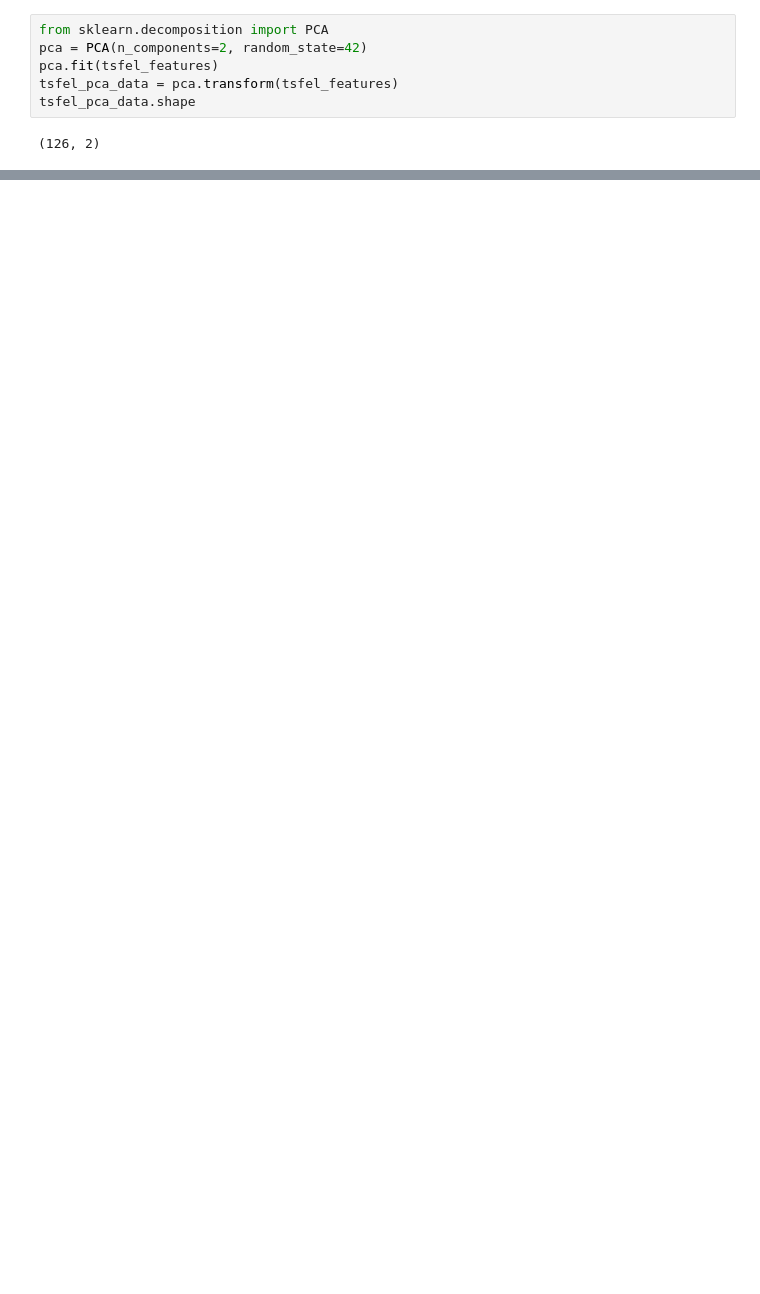
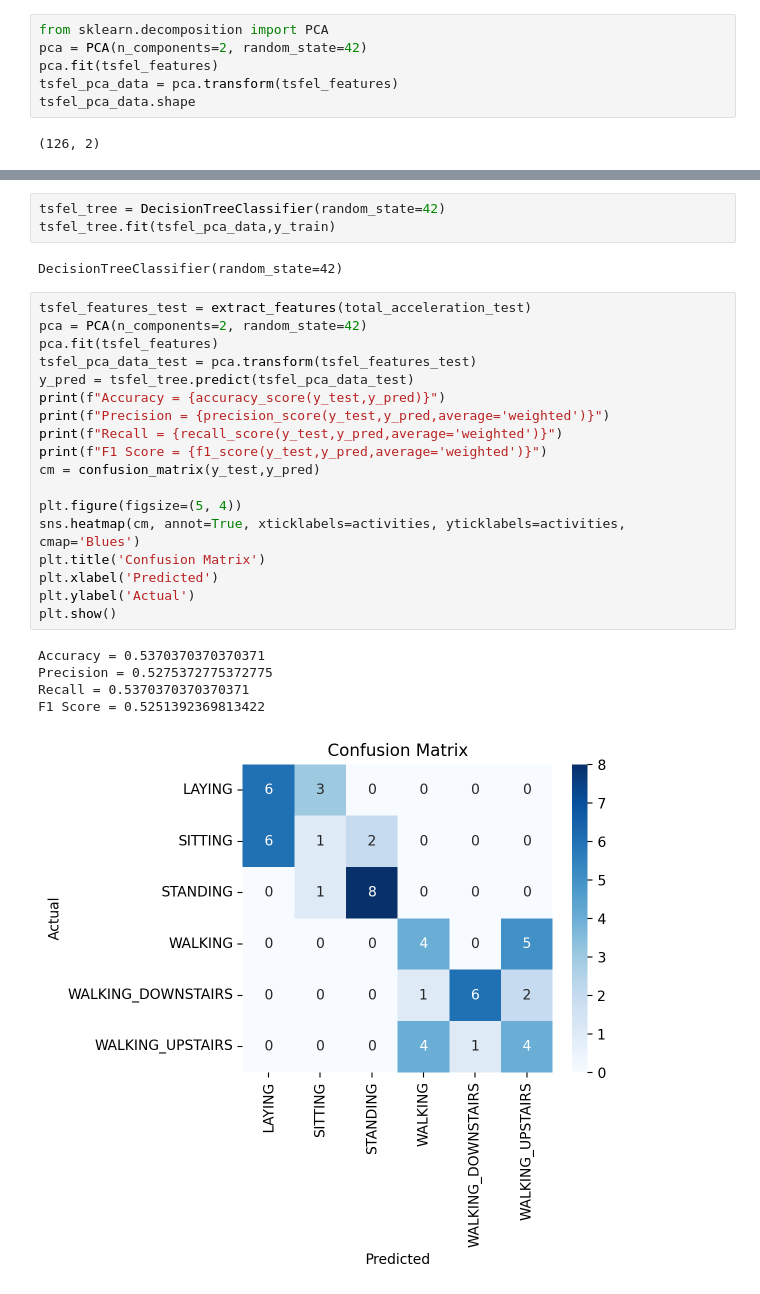
Before and after one commit to HarshilShah1804/ES335_Assignment1, a Jupyter notebook: HAR/HAR.ipynb, the cells around one changed output, grey strips where cells are left out. Cells and saved outputs as stored; diff of their text form; blank space fills up the shorter version.

```diff
--- a/HAR/HAR.ipynb
+++ b/HAR/HAR.ipynb
@@ -131,0 +179,29 @@ for i in range(len(activities)):
+# %%
+tsfel_tree = DecisionTreeClassifier(random_state=42)
+tsfel_tree.fit(tsfel_pca_data,y_train)
+# %% [output]
+DecisionTreeClassifier(random_state=42)
+# %%
+tsfel_features_test = extract_features(total_acceleration_test)
+pca = PCA(n_components=2, random_state=42)
+pca.fit(tsfel_features)
+tsfel_pca_data_test = pca.transform(tsfel_features_test)
+y_pred = tsfel_tree.predict(tsfel_pca_data_test)
+print(f"Accuracy = {accuracy_score(y_test,y_pred)}")
+print(f"Precision = {precision_score(y_test,y_pred,average='weighted')}")
+print(f"Recall = {recall_score(y_test,y_pred,average='weighted')}")
+print(f"F1 Score = {f1_score(y_test,y_pred,average='weighted')}")
+cm = confusion_matrix(y_test,y_pred)
+
+plt.figure(figsize=(5, 4))
+sns.heatmap(cm, annot=True, xticklabels=activities, yticklabels=activities, cmap='Blues')
+plt.title('Confusion Matrix')
+plt.xlabel('Predicted')
+plt.ylabel('Actual')
+plt.show()
+# %% [output]
+Accuracy = 0.5370370370370371
+Precision = 0.5275372775372775
+Recall = 0.5370370370370371
+F1 Score = 0.5251392369813422
+[figure, added]
```
Also changed, not shown: parts of 9 cells of this notebook, 2 other files.
